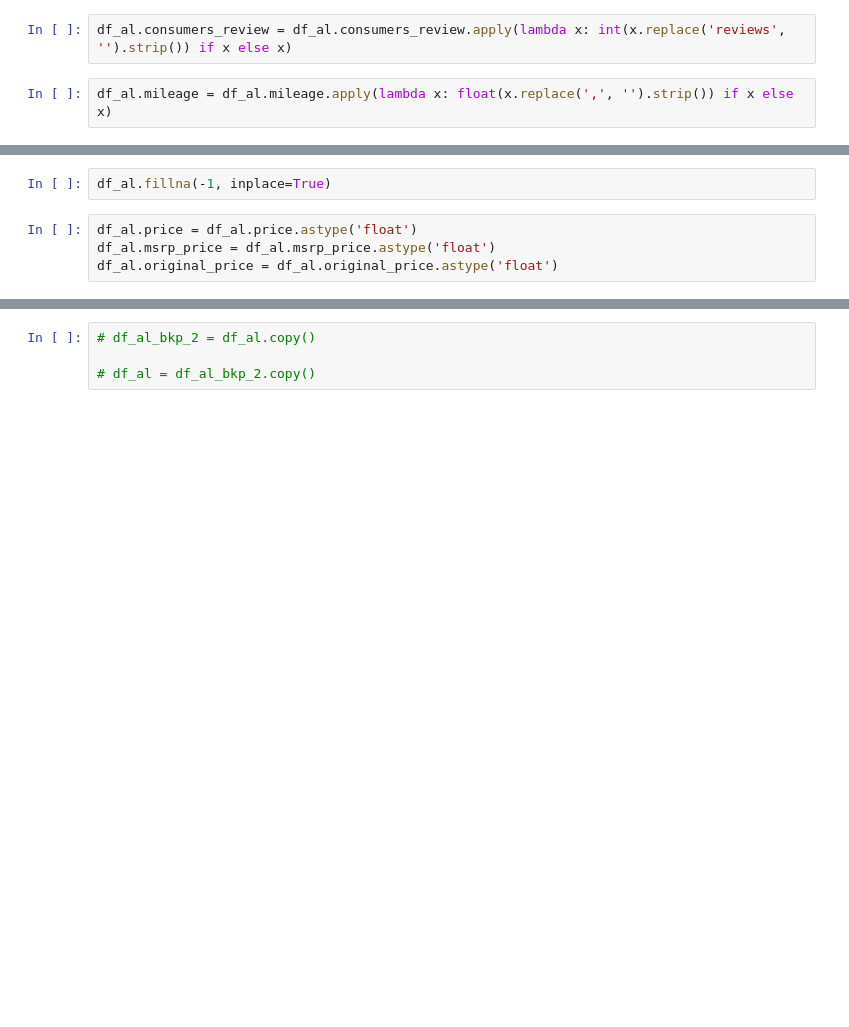
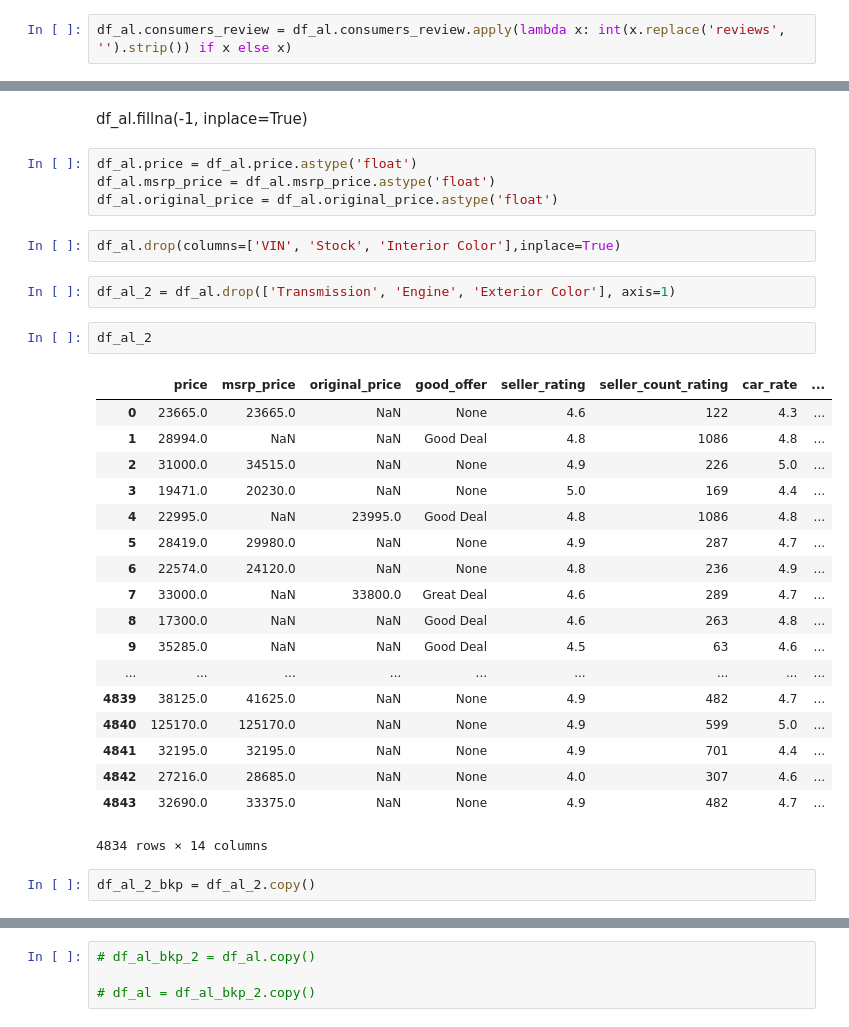
Before and after one commit to jefbsousa/scraping_cars, a Jupyter notebook: ETL.ipynb, the cells around one changed output, grey strips where cells are left out. Cells and saved outputs as stored; diff of their text form; blank space fills up the shorter version.

```diff
--- a/ETL.ipynb
+++ b/ETL.ipynb
@@ -158,7 +184,5 @@ df_al.n_photos = df_al.n_photos.apply(lambda x: int(x) if x else x)
 df_al.seller_count_rating = df_al.seller_count_rating.astype('int')
 # %%
 df_al.consumers_review = df_al.consumers_review.apply(lambda x: int(x.replace('reviews', '').strip()) if x else x)
-# %%
-df_al.mileage = df_al.mileage.apply(lambda x: float(x.replace(',', '').strip()) if x else x)
 # %%
 df_al.drop('id', inplace=True, axis=1)
@@ -165,6 +194,33 @@ df_al.drop('id', inplace=True, axis=1)
-# %%
-df_al.fillna(-1, inplace=True)
+# %% [markdown]
+df_al.fillna(-1, inplace=True)
 # %%
 df_al.price = df_al.price.astype('float')
 df_al.msrp_price = df_al.msrp_price.astype('float')
 df_al.original_price = df_al.original_price.astype('float')
+# %%
+df_al.drop(columns=['VIN', 'Stock', 'Interior Color'],inplace=True)
+# %%
+df_al_2 = df_al.drop(['Transmission', 'Engine', 'Exterior Color'], axis=1)
+# %%
+df_al_2
+# %% [output]
+|  | price | msrp_price | original_price | good_offer | seller_rating | seller_count_rating | car_rate | ... |
+| 0 | 23665.0 | 23665.0 | NaN | None | 4.6 | 122 | 4.3 | ... |
+| 1 | 28994.0 | NaN | NaN | Good Deal | 4.8 | 1086 | 4.8 | ... |
+| 2 | 31000.0 | 34515.0 | NaN | None | 4.9 | 226 | 5.0 | ... |
+| 3 | 19471.0 | 20230.0 | NaN | None | 5.0 | 169 | 4.4 | ... |
+| 4 | 22995.0 | NaN | 23995.0 | Good Deal | 4.8 | 1086 | 4.8 | ... |
+| 5 | 28419.0 | 29980.0 | NaN | None | 4.9 | 287 | 4.7 | ... |
+| 6 | 22574.0 | 24120.0 | NaN | None | 4.8 | 236 | 4.9 | ... |
+| 7 | 33000.0 | NaN | 33800.0 | Great Deal | 4.6 | 289 | 4.7 | ... |
+| 8 | 17300.0 | NaN | NaN | Good Deal | 4.6 | 263 | 4.8 | ... |
+| 9 | 35285.0 | NaN | NaN | Good Deal | 4.5 | 63 | 4.6 | ... |
+| ... | ... | ... | ... | ... | ... | ... | ... | ... |
+| 4839 | 38125.0 | 41625.0 | NaN | None | 4.9 | 482 | 4.7 | ... |
+| 4840 | 125170.0 | 125170.0 | NaN | None | 4.9 | 599 | 5.0 | ... |
+| 4841 | 32195.0 | 32195.0 | NaN | None | 4.9 | 701 | 4.4 | ... |
+| 4842 | 27216.0 | 28685.0 | NaN | None | 4.0 | 307 | 4.6 | ... |
+| 4843 | 32690.0 | 33375.0 | NaN | None | 4.9 | 482 | 4.7 | ... |
+4834 rows × 14 columns
+# %%
+df_al_2_bkp = df_al_2.copy()
```
Also changed, not shown: parts of 41 cells of this notebook, 1 other file.
